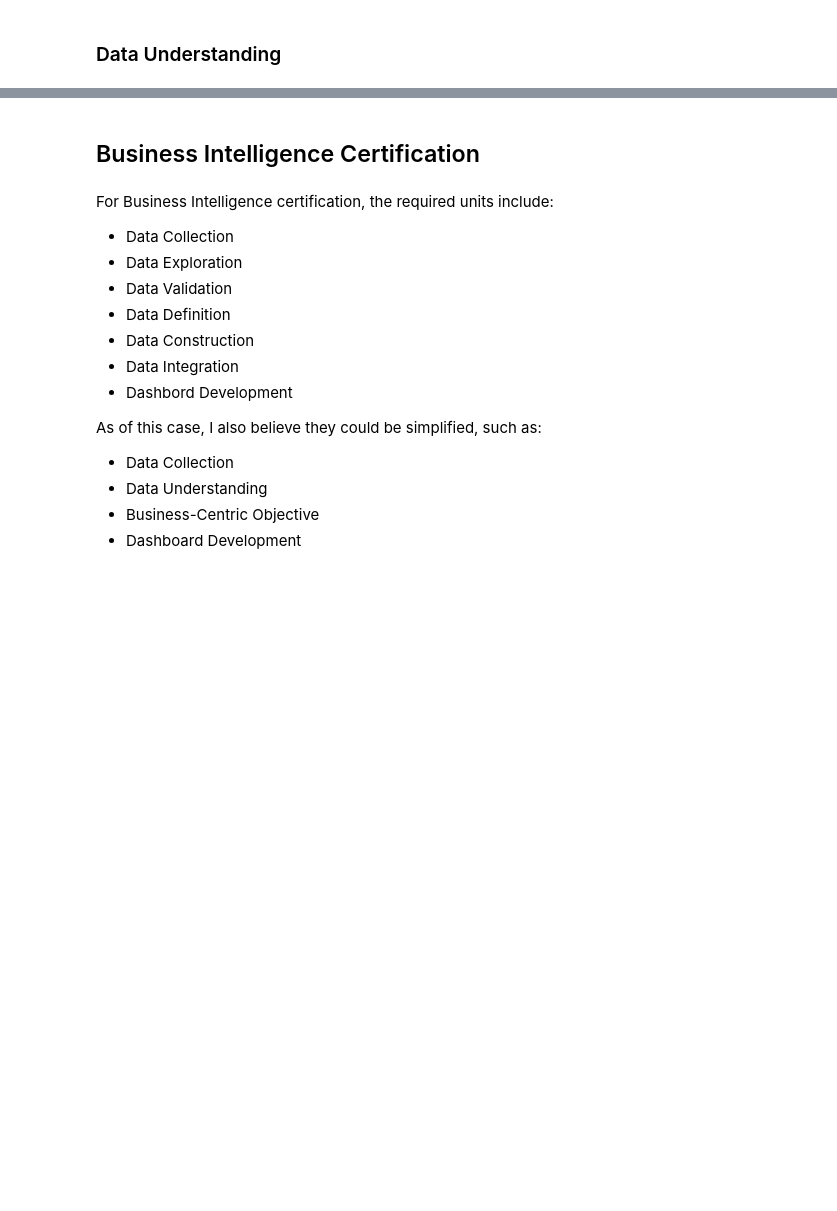
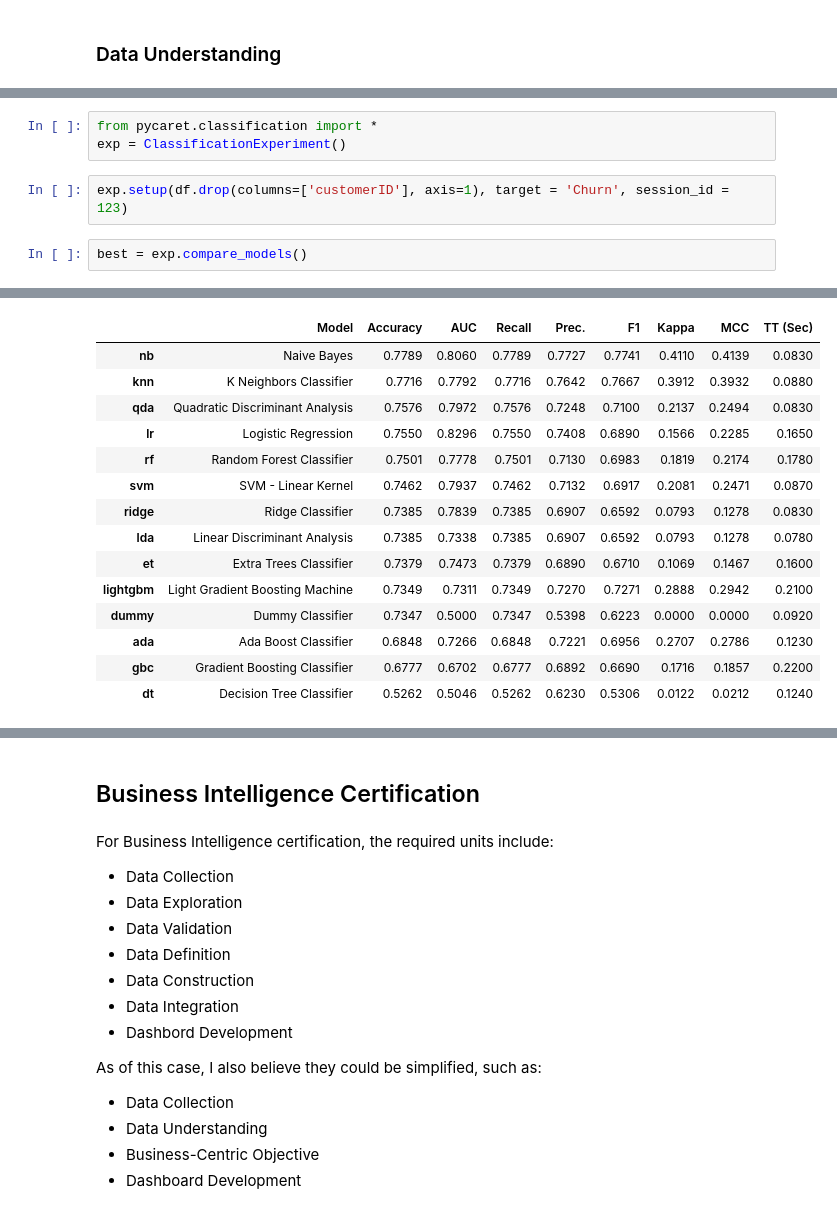
Before and after one commit to rezahabibi96/GitBook, a Jupyter notebook: refreshment-course-for-data-science and-business-intelligence-certification/refreshment-course-for-data-science and-business-intelligence-certification.ipynb, the cells around one changed output, grey strips where cells are left out. Drawn from its saved outputs; the diff is of its cells as text; blank space fills up the shorter version.

```diff
--- a/refreshment-course-for-data-science and-business-intelligence-certification/refreshment-course-for-data-science and-business-intelligence-certification.ipynb
+++ b/refreshment-course-for-data-science and-business-intelligence-certification/refreshment-course-for-data-science and-business-intelligence-certification.ipynb
@@ -60,0 +156,8 @@ From my perspective, data science is essentially a workflow designed to answer t
+# %%
+from pycaret.classification import *
+exp = ClassificationExperiment()
+# %%
+exp.setup(df.drop(columns=['customerID'], axis=1), target = 'Churn', session_id = 123)
+# %%
+best = exp.compare_models()
+# %% [output]
@@ -60,0 +165,15 @@ From my perspective, data science is essentially a workflow designed to answer t
+|  | Model | Accuracy | AUC | Recall | Prec. | F1 | Kappa | MCC | TT (Sec) |
+| nb | Naive Bayes | 0.7789 | 0.8060 | 0.7789 | 0.7727 | 0.7741 | 0.4110 | 0.4139 | 0.0830 |
+| knn | K Neighbors Classifier | 0.7716 | 0.7792 | 0.7716 | 0.7642 | 0.7667 | 0.3912 | 0.3932 | 0.0880 |
+| qda | Quadratic Discriminant Analysis | 0.7576 | 0.7972 | 0.7576 | 0.7248 | 0.7100 | 0.2137 | 0.2494 | 0.0830 |
+| lr | Logistic Regression | 0.7550 | 0.8296 | 0.7550 | 0.7408 | 0.6890 | 0.1566 | 0.2285 | 0.1650 |
+| rf | Random Forest Classifier | 0.7501 | 0.7778 | 0.7501 | 0.7130 | 0.6983 | 0.1819 | 0.2174 | 0.1780 |
+| svm | SVM - Linear Kernel | 0.7462 | 0.7937 | 0.7462 | 0.7132 | 0.6917 | 0.2081 | 0.2471 | 0.0870 |
+| ridge | Ridge Classifier | 0.7385 | 0.7839 | 0.7385 | 0.6907 | 0.6592 | 0.0793 | 0.1278 | 0.0830 |
+| lda | Linear Discriminant Analysis | 0.7385 | 0.7338 | 0.7385 | 0.6907 | 0.6592 | 0.0793 | 0.1278 | 0.0780 |
+| et | Extra Trees Classifier | 0.7379 | 0.7473 | 0.7379 | 0.6890 | 0.6710 | 0.1069 | 0.1467 | 0.1600 |
+| lightgbm | Light Gradient Boosting Machine | 0.7349 | 0.7311 | 0.7349 | 0.7270 | 0.7271 | 0.2888 | 0.2942 | 0.2100 |
+| dummy | Dummy Classifier | 0.7347 | 0.5000 | 0.7347 | 0.5398 | 0.6223 | 0.0000 | 0.0000 | 0.0920 |
+| ada | Ada Boost Classifier | 0.6848 | 0.7266 | 0.6848 | 0.7221 | 0.6956 | 0.2707 | 0.2786 | 0.1230 |
+| gbc | Gradient Boosting Classifier | 0.6777 | 0.6702 | 0.6777 | 0.6892 | 0.6690 | 0.1716 | 0.1857 | 0.2200 |
+| dt | Decision Tree Classifier | 0.5262 | 0.5046 | 0.5262 | 0.6230 | 0.5306 | 0.0122 | 0.0212 | 0.1240 |
```
Also changed, not shown: parts of 33 cells of this notebook.
